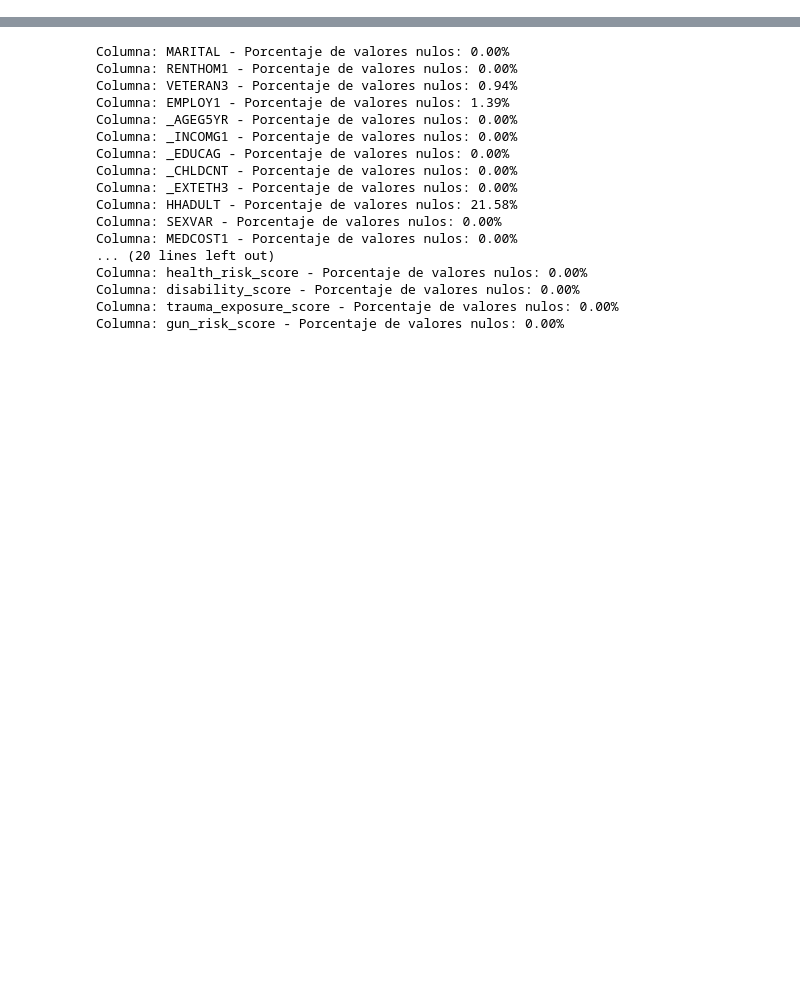
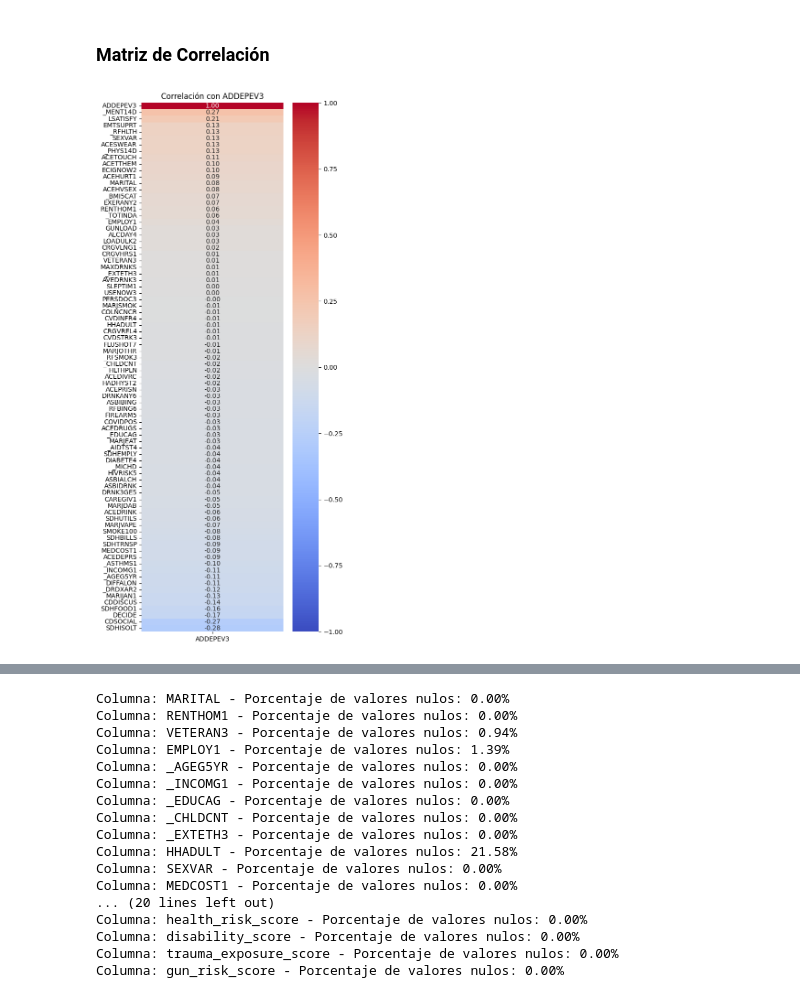
Before and after one commit to MariaDe96/Final_Project_DataScient, a Jupyter notebook: src/explore_jesus.ipynb, the cells around one changed output, grey strips where cells are left out. Drawn from its saved outputs; the diff is of its cells as text; code cells hidden in the pictures; blank space fills up the shorter version.

```diff
--- a/src/explore_jesus.ipynb
+++ b/src/explore_jesus.ipynb
@@ -7,7 +8,7 @@ import numpy as np
 import matplotlib.pyplot as plt
 import seaborn as sns
 # %%
-data = pd.read_csv('/workspaces/Final_Project_DataScient/data/processed/data_merged.csv')
+data = pd.read_csv('/workspaces/Final_Project_DataScient/data/interim/data_limpia.zip')
 df = data.copy()
 df
 # %% [output]
@@ -26,0 +45,12 @@ df
+# %%
+# Lo llevamos a una variable binaria.
+# Eliminamos NAN y los valores 7 y 9 (Don’t know/Refused/Missing)
+# Pasamos 2 (no) a 0
+
+df['ADDEPEV3'].dropna()
+df = df[~df["ADDEPEV3"].isin([9,7])]
+df.loc[df["ADDEPEV3"] == 2, "ADDEPEV3"] = 0
+
+
+print(df["ADDEPEV3"].value_counts())
+print(df.shape)
@@ -26,0 +67,16 @@ df
+# %% [markdown]
+### Matriz de Correlación
+# %%
+# Calculamos la matriz de correlación
+cor_matrix = df.corr()
+
+# Extraemos correlación con ADDEPEV3
+cor_target = cor_matrix[["ADDEPEV3"]].sort_values(by="ADDEPEV3", ascending=False)
+
+# Hacemos el heatmap
+plt.figure(figsize=(5, 15))
+sns.heatmap(cor_target, annot=True, cmap='coolwarm', fmt=".2f", vmin=-1, vmax=1)
+plt.title("Correlación con ADDEPEV3")
+plt.show()
+# %% [output]
+[figure, added]
```
Also changed, not shown: parts of 14 cells of this notebook, 1 other file.
